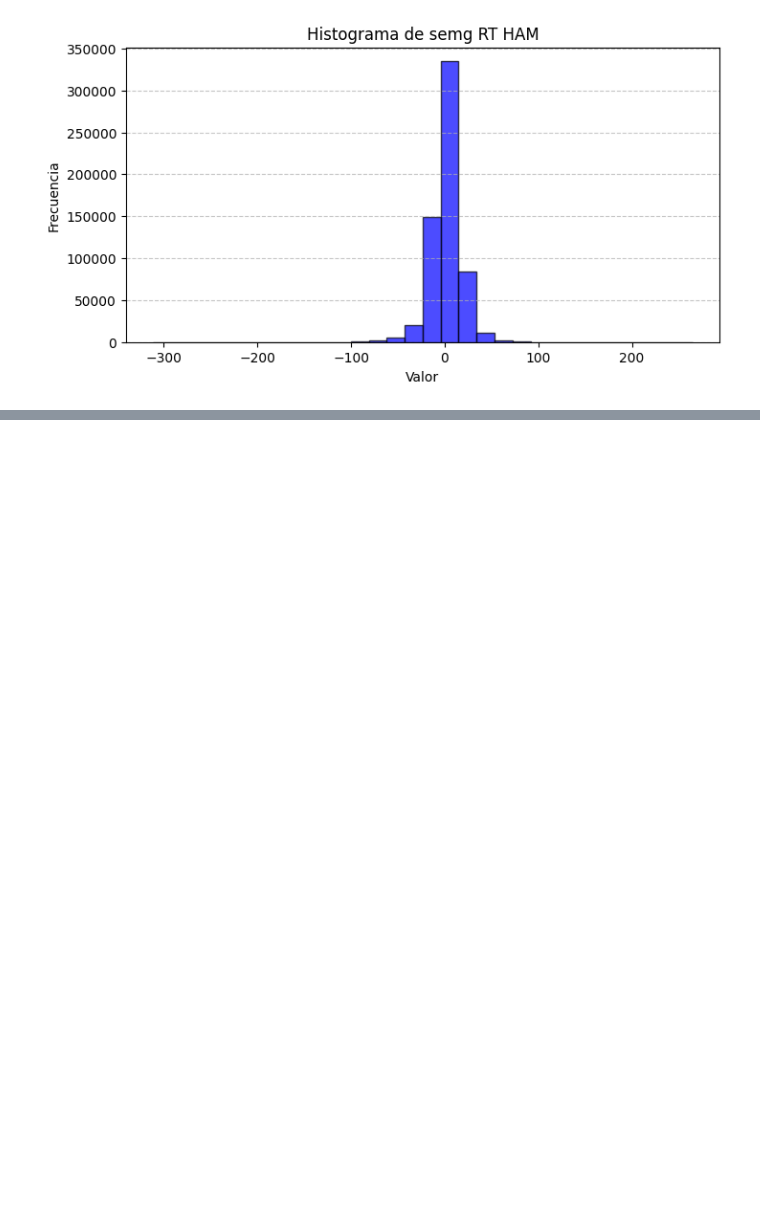
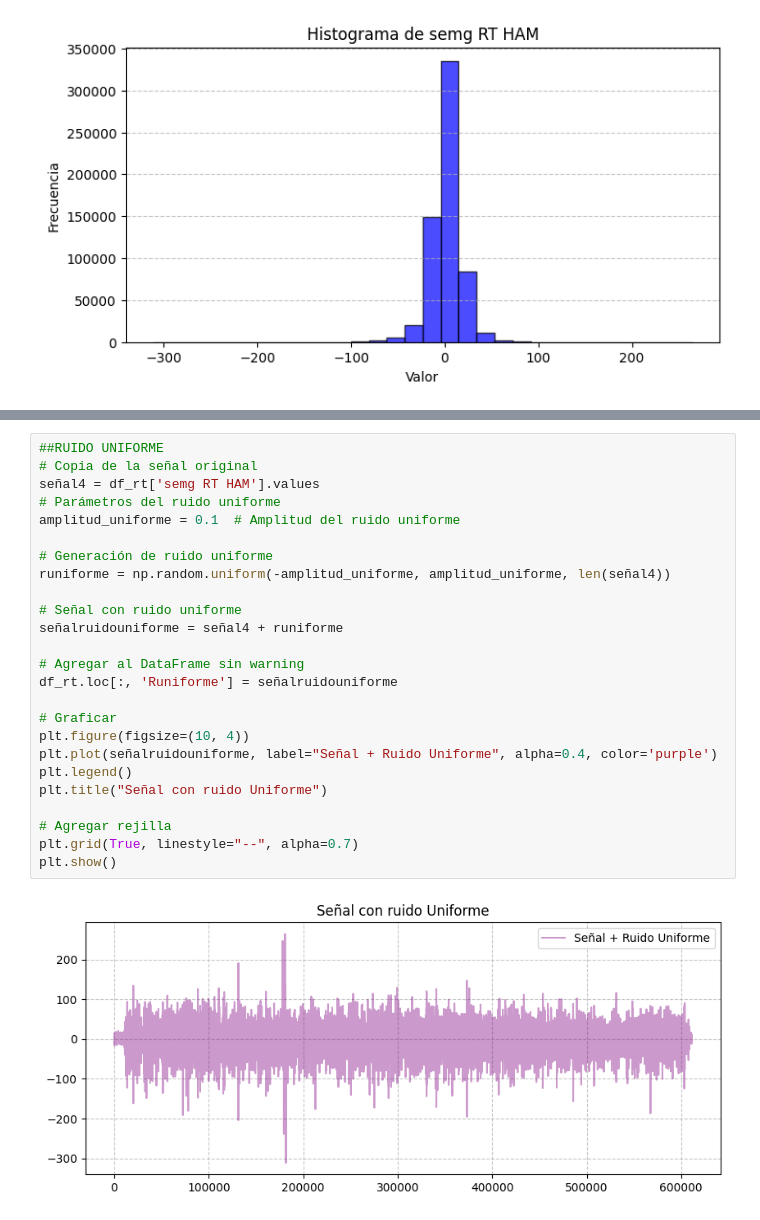
Before and after one commit to Luna-Rincon/Laboratorio-1, a Jupyter notebook: Main.ipynb, the cells around one changed output, grey strips where cells are left out. Drawn from its saved outputs; the diff is of its cells as text; blank space fills up the shorter version.

```diff
--- a/Main.ipynb
+++ b/Main.ipynb
@@ -237,0 +377,27 @@ plt.show()
+# %%
+##RUIDO UNIFORME
+# Copia de la señal original
+señal4 = df_rt['semg RT HAM'].values
+# Parámetros del ruido uniforme
+amplitud_uniforme = 0.1  # Amplitud del ruido uniforme
+
+# Generación de ruido uniforme
+runiforme = np.random.uniform(-amplitud_uniforme, amplitud_uniforme, len(señal4))
+
+# Señal con ruido uniforme
+señalruidouniforme = señal4 + runiforme
+
+# Agregar al DataFrame sin warning
+df_rt.loc[:, 'Runiforme'] = señalruidouniforme
+
+# Graficar
+plt.figure(figsize=(10, 4))
+plt.plot(señalruidouniforme, label="Señal + Ruido Uniforme", alpha=0.4, color='purple')
+plt.legend()
+plt.title("Señal con ruido Uniforme")
+
+# Agregar rejilla
+plt.grid(True, linestyle="--", alpha=0.7)
+plt.show()
+# %% [output]
+[figure, added]
```
Also changed, not shown: parts of 22 cells of this notebook.
